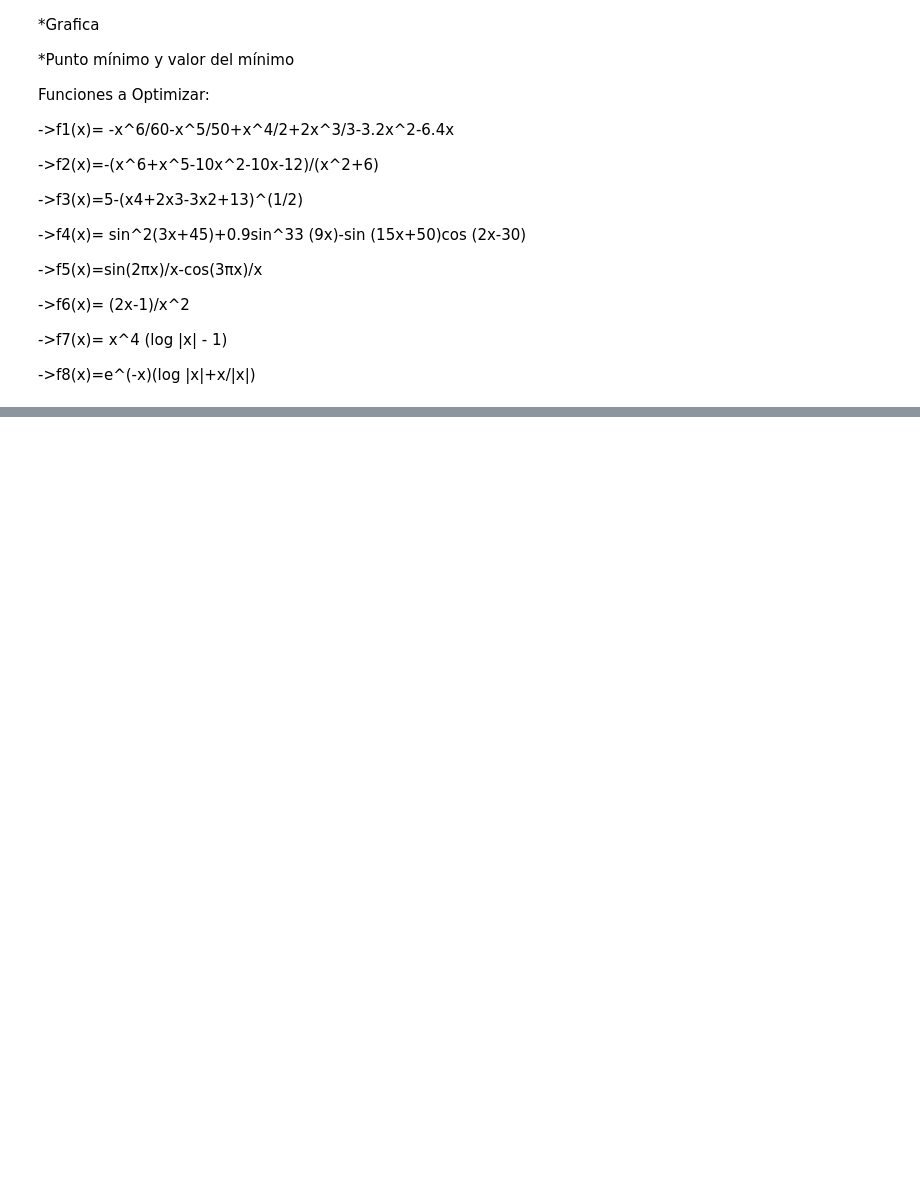
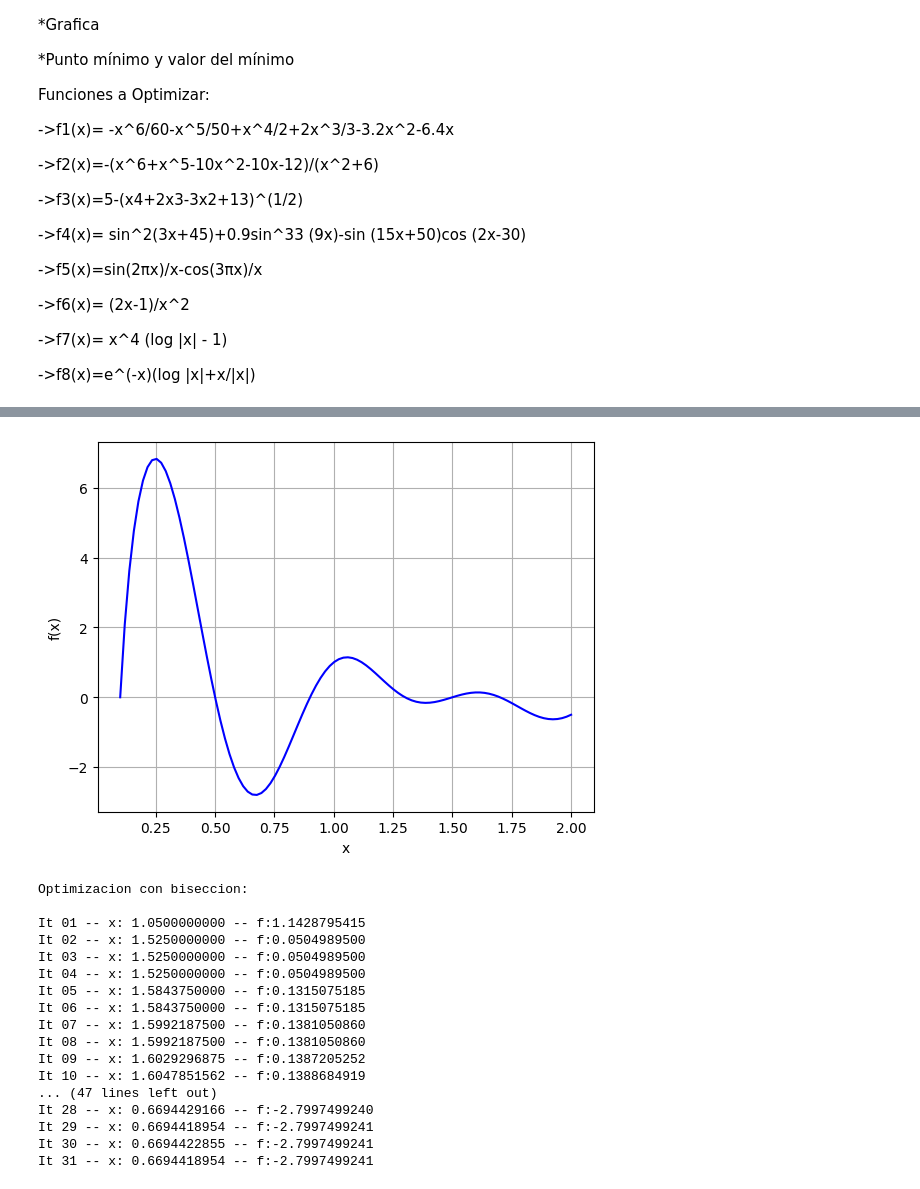
Before and after one commit to Marcosias0400/Optimizacion, a Jupyter notebook: Funciones_optimizacion.ipynb, the cells around one changed output, grey strips where cells are left out. Cells and saved outputs as stored; diff of their text form; code cells hidden in the pictures; blank space fills up the shorter version.

```diff
--- a/Funciones_optimizacion.ipynb
+++ b/Funciones_optimizacion.ipynb
@@ -244,0 +342,36 @@ GraficarFuncionObjetivo(x1[0],x1[1],f1)
+# %%
+#Graficacion de la primarea funcion f5
+# x=[a,b]
+x1=[0.1,2]
+GraficarFuncionObjetivo(x1[0],x1[1],f5)
+b=biseccion(x1[0],x1[1],f5)
+print('Optimizacion con biseccion:\n')
+registro(b)
+n=newtonRaphson(x1[0],x1[1],f5)
+print('\n Optimizacion con Newton-Raphson:\n')
+registro(n)
+s=secante(x1[0],x1[1],f5)
+print('\n Optimizacion con Metodo de la secante:\n')
+registro(s)
+d=seccion_dorada(x1[0],x1[1],f5)
+print('\n Optimizacion con Metodo de la seccion dorada:\n')
+registro(d)
+# %% [output]
+[figure, added]
+Optimizacion con biseccion:
+
+It 01 -- x: 1.0500000000 -- f:1.1428795415
+It 02 -- x: 1.5250000000 -- f:0.0504989500
+It 03 -- x: 1.5250000000 -- f:0.0504989500
+It 04 -- x: 1.5250000000 -- f:0.0504989500
+It 05 -- x: 1.5843750000 -- f:0.1315075185
+It 06 -- x: 1.5843750000 -- f:0.1315075185
+It 07 -- x: 1.5992187500 -- f:0.1381050860
+It 08 -- x: 1.5992187500 -- f:0.1381050860
+It 09 -- x: 1.6029296875 -- f:0.1387205252
+It 10 -- x: 1.6047851562 -- f:0.1388684919
+... (47 lines left out)
+It 28 -- x: 0.6694429166 -- f:-2.7997499240
+It 29 -- x: 0.6694418954 -- f:-2.7997499241
+It 30 -- x: 0.6694422855 -- f:-2.7997499241
+It 31 -- x: 0.6694418954 -- f:-2.7997499241
```
Also changed, not shown: parts of 15 cells of this notebook.
